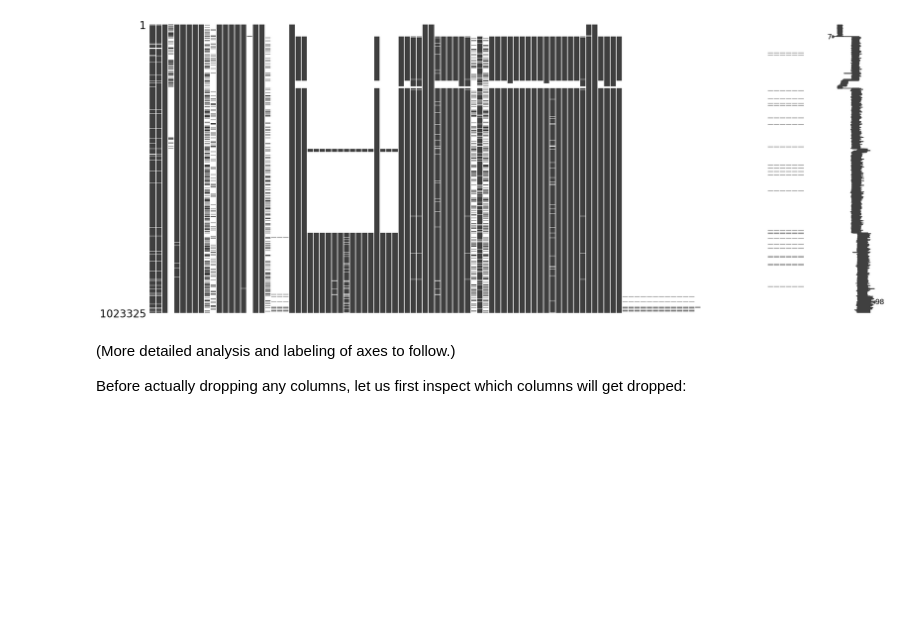
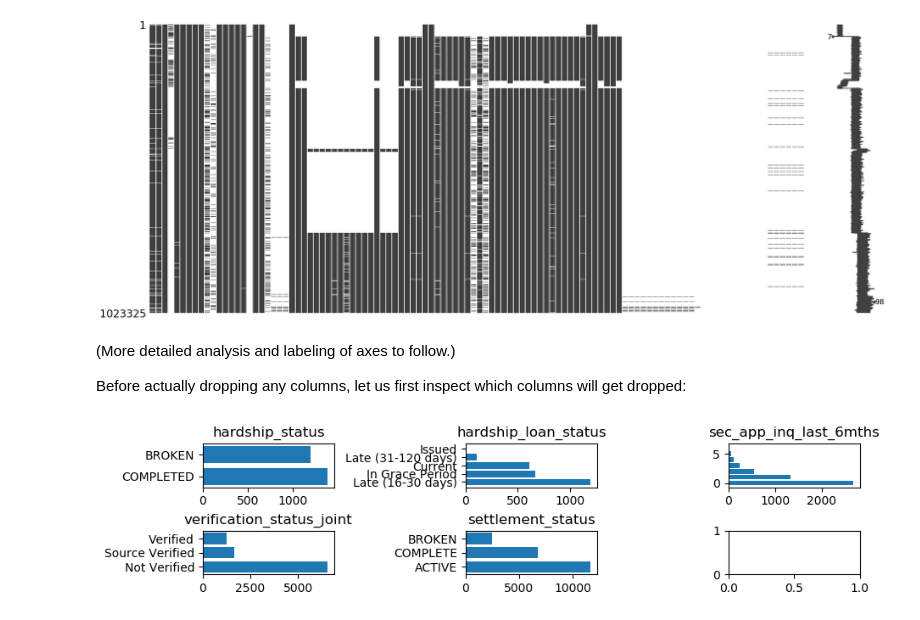
Before and after one commit to tloeber/Springboard, a Jupyter notebook: lending_club_1.ipynb, the cells around one changed output. Saved outputs shown, nothing was run; the diff lists cells and outputs as text; code cells hidden in the pictures; blank space fills up the shorter version.

```diff
--- a/lending_club_1.ipynb
+++ b/lending_club_1.ipynb
@@ -153,3 +153,22 @@ plt.show();
 (More detailed analysis and labeling of axes to follow.)
 
 Before actually dropping any columns, let us first inspect which columns will get dropped:
+# %%
+# Select columns that will be dropped since they have more than 30% missing values
+drop = [col for col in missing.index[missing>.3]]
+
+# Divide those columns into categorical and continuous to plot them separately
+# (Arbitrary cutoff for continuous: greater than 10 unique values)
+drop_continuous = [col for col in drop if len(all_data[col].unique())>=10]
+drop_cat = [col for col in drop if col not in drop_continuous]
+# %%
+# Plot categorical variables to be dropped
+fig, ax = plt.subplots(nrows=2, ncols=3, figsize=(10,2))
+for subplot, col in zip(ax.ravel(), drop_cat):
+    counts = all_data.loc[:,col].value_counts()
+    subplot.barh(y=counts.index, width=counts)
+    subplot.set_title(col)
+fig.subplots_adjust(wspace=1, hspace=1)
+plt.show()
+# %% [output]
+[figure, added]
```
Also changed, not shown: parts of 4 cells of this notebook, 1 other file.
